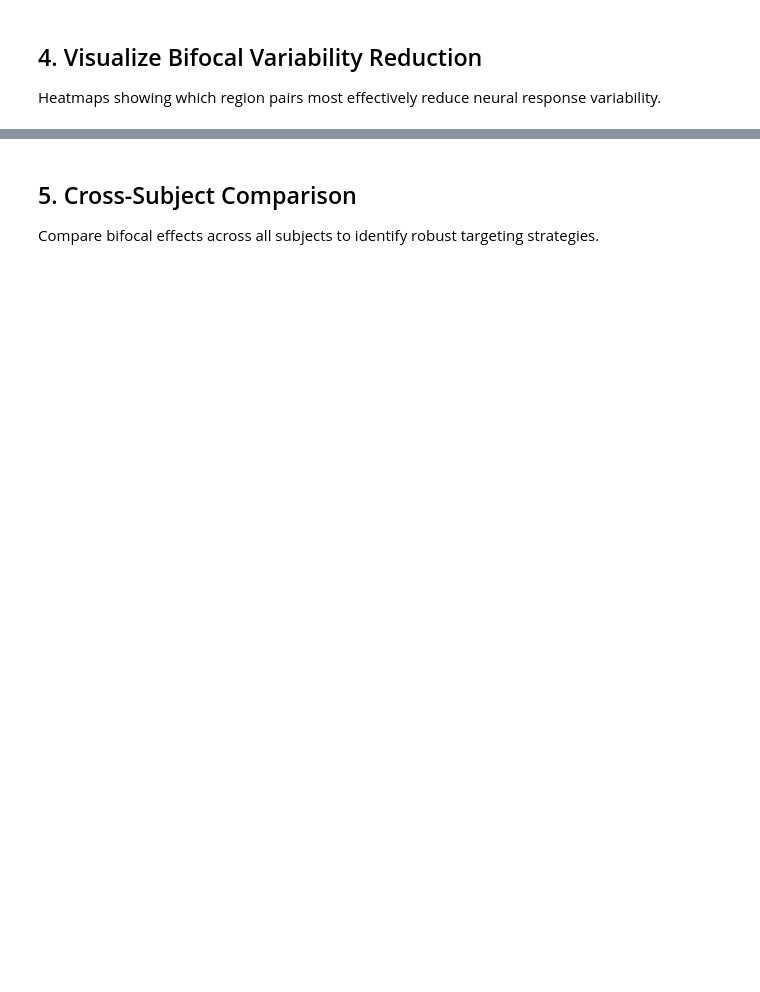
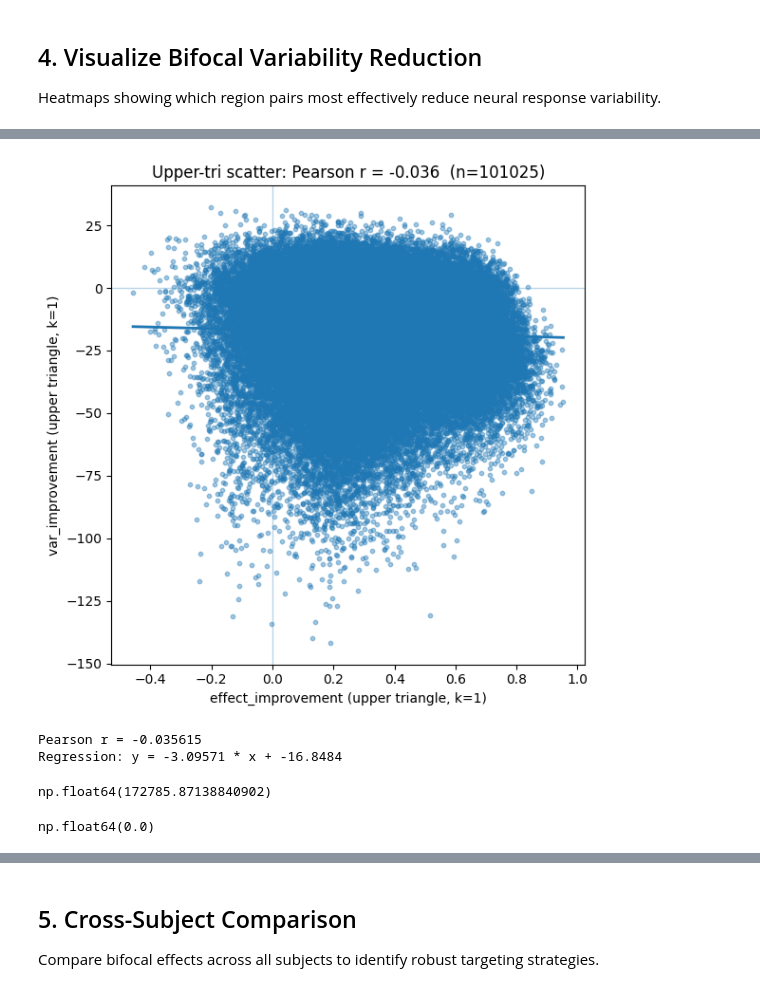
Before and after one commit to grabuffo/BrainStim_ANN_fMRI_HCP, a Jupyter notebook: notebooks/Reduce_effects_variability.ipynb, the cells around one changed output, grey strips where cells are left out. Drawn from its saved outputs; the diff is of its cells as text; code cells hidden in the pictures; blank space fills up the shorter version.

```diff
--- a/notebooks/Reduce_effects_variability.ipynb
+++ b/notebooks/Reduce_effects_variability.ipynb
@@ -252,0 +349,53 @@ else:
+# %%
+import numpy as np
+import matplotlib.pyplot as plt
+
+# 1) Pull upper-triangular entries (exclude diagonal)
+iu = np.triu_indices_from(FC_sim, k=1)
+
+x = FC_emp[iu].astype(float)
+y = var_improvement[iu].astype(float)
+
+# 2) Drop NaNs/Infs (and anything invalid)
+m = np.isfinite(x) & np.isfinite(y)
+x = x[m]
+y = y[m]
+
+# 3) Pearson r
+r = np.corrcoef(x, y)[0, 1]
+
+# 4) Regression line: y = slope*x + intercept
+slope, intercept = np.polyfit(x, y, 1)
+
+# 5) Plot
+fig, ax = plt.subplots(figsize=(6, 6))
+ax.scatter(x, y, s=10, alpha=0.4)
+
+# regression line over x-range
+xx = np.linspace(x.min(), x.max(), 200)
+ax.plot(xx, slope * xx + intercept, linewidth=2)
+
+ax.set_xlabel("effect_improvement (upper triangle, k=1)")
+ax.set_ylabel("var_improvement (upper triangle, k=1)")
+ax.set_title(f"Upper-tri scatter: Pearson r = {r:.3f}  (n={len(x)})")
+
+ax.axhline(0, linewidth=1, alpha=0.3)
+ax.axvline(0, linewidth=1, alpha=0.3)
+
+plt.tight_layout()
+plt.show()
+
+print(f"Pearson r = {r:.6f}")
+print(f"Regression: y = {slope:.6g} * x + {intercept:.6g}")
+# %% [output]
+[figure, added]
+Pearson r = -0.035615
+Regression: y = -3.09571 * x + -16.8484
+# %%
+np.nanmax(np.abs(var_improvement/effect_improvement))
+# %% [output]
+np.float64(172785.87138840902)
+# %%
+effect_improvement[0,0]
+# %% [output]
+np.float64(0.0)
```
Also changed, not shown: parts of 15 cells of this notebook.
